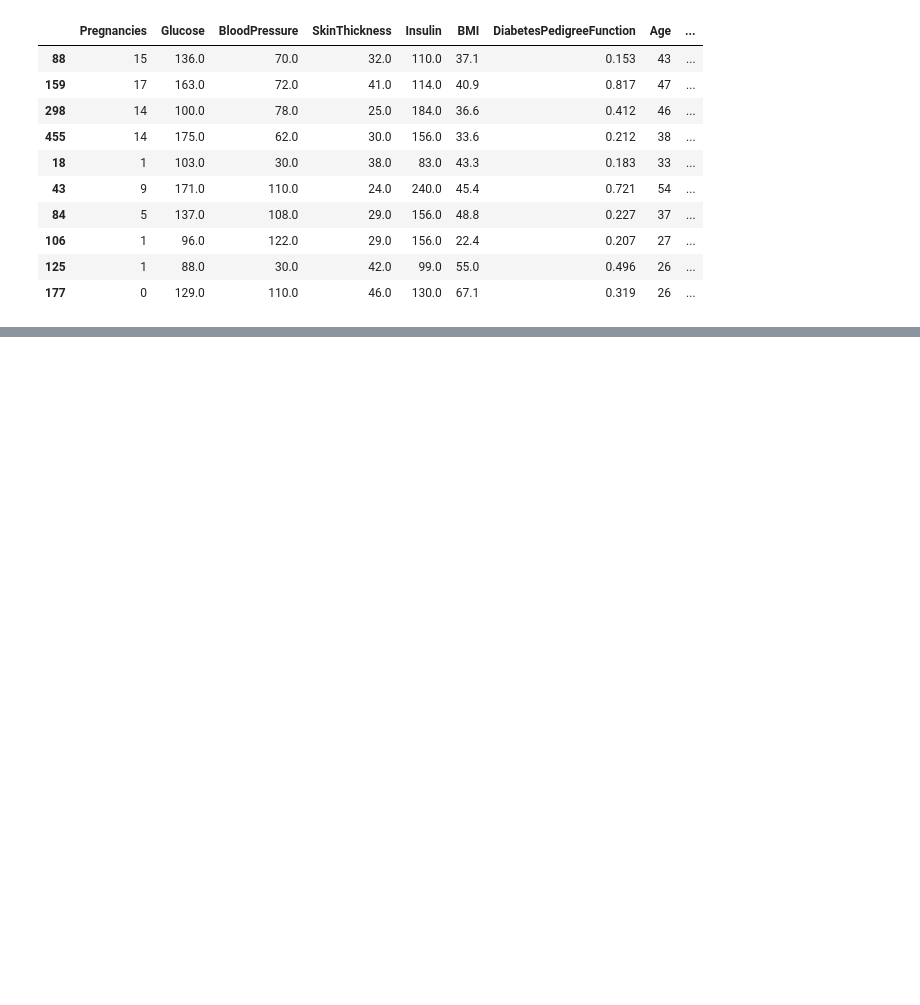
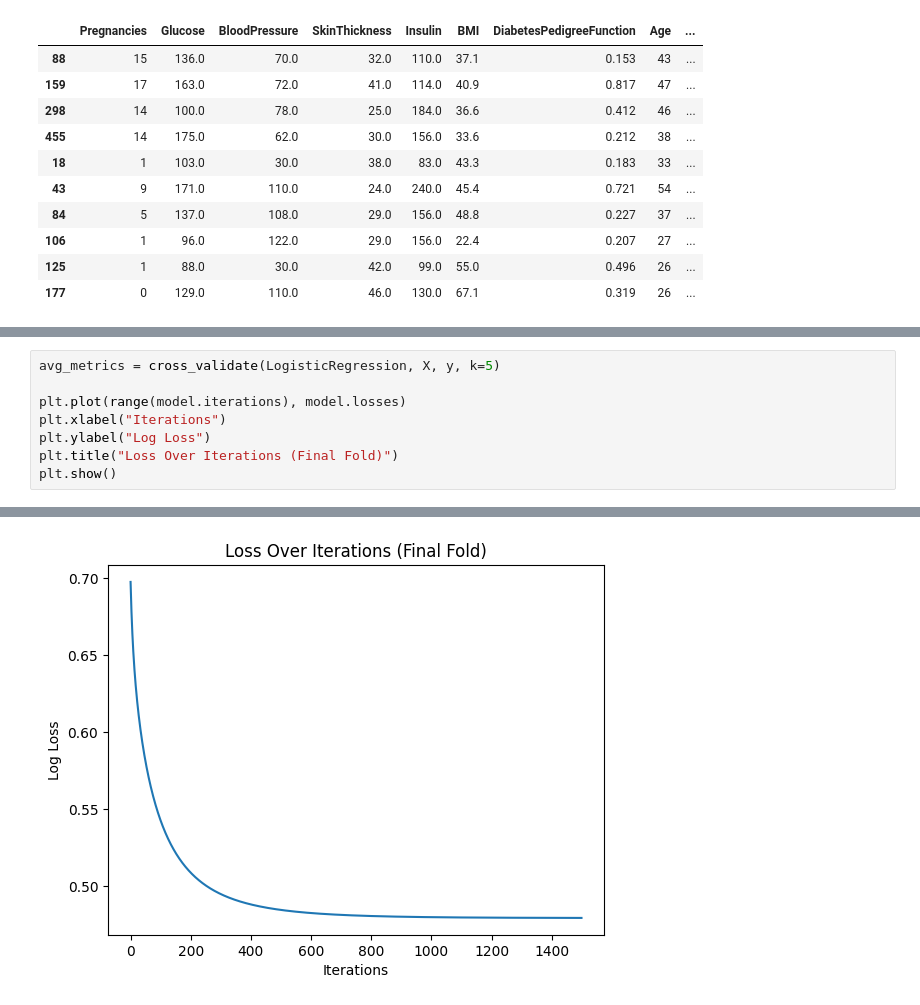
Before and after one commit to 7Kseniya/AI_Systems, a Jupyter notebook: ml_intro/lab6/logistic_regression.ipynb, the cells around one changed output, grey strips where cells are left out. Saved outputs shown, nothing was run; the diff lists cells and outputs as text; blank space fills up the shorter version.

```diff
--- a/ml_intro/lab6/logistic_regression.ipynb
+++ b/ml_intro/lab6/logistic_regression.ipynb
@@ -368,0 +446,9 @@ Cross-validation accuracy: 0.7657
+# %%
+avg_metrics = cross_validate(LogisticRegression, X, y, k=5)
+
+plt.plot(range(model.iterations), model.losses)
+plt.xlabel("Iterations")
+plt.ylabel("Log Loss")
+plt.title("Loss Over Iterations (Final Fold)")
+plt.show()
+# %% [output]
@@ -368,0 +472 @@ Cross-validation accuracy: 0.7657
+[figure, added]
```
Also changed, not shown: parts of 13 cells of this notebook, 4 other files.
